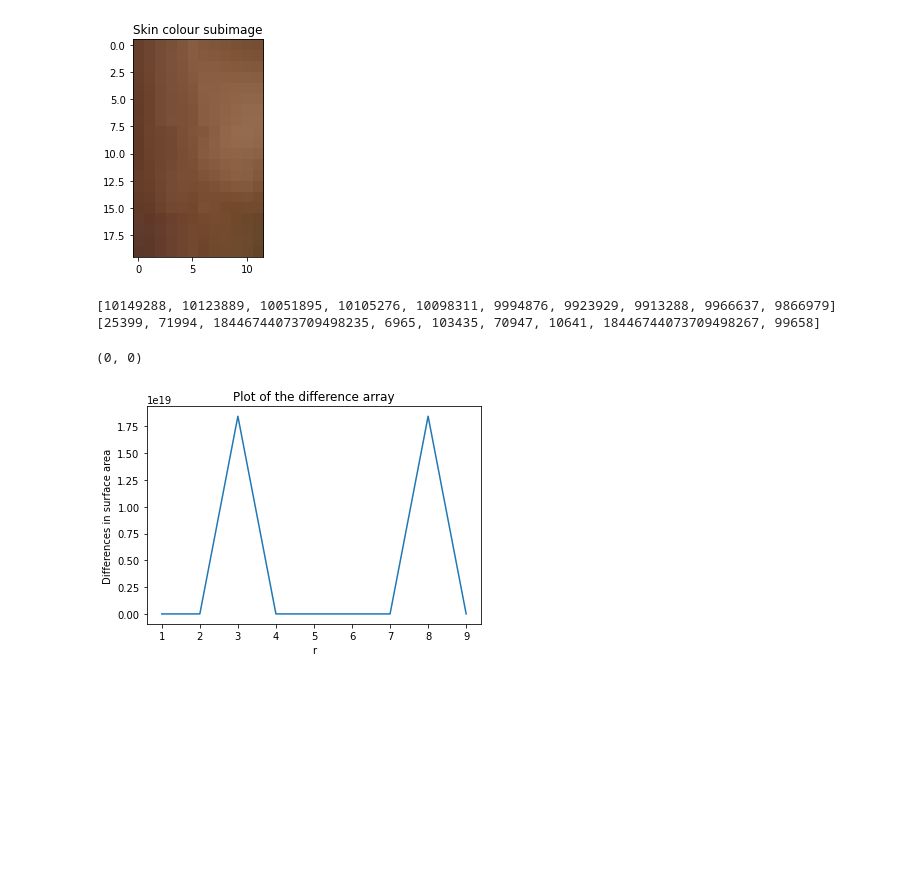
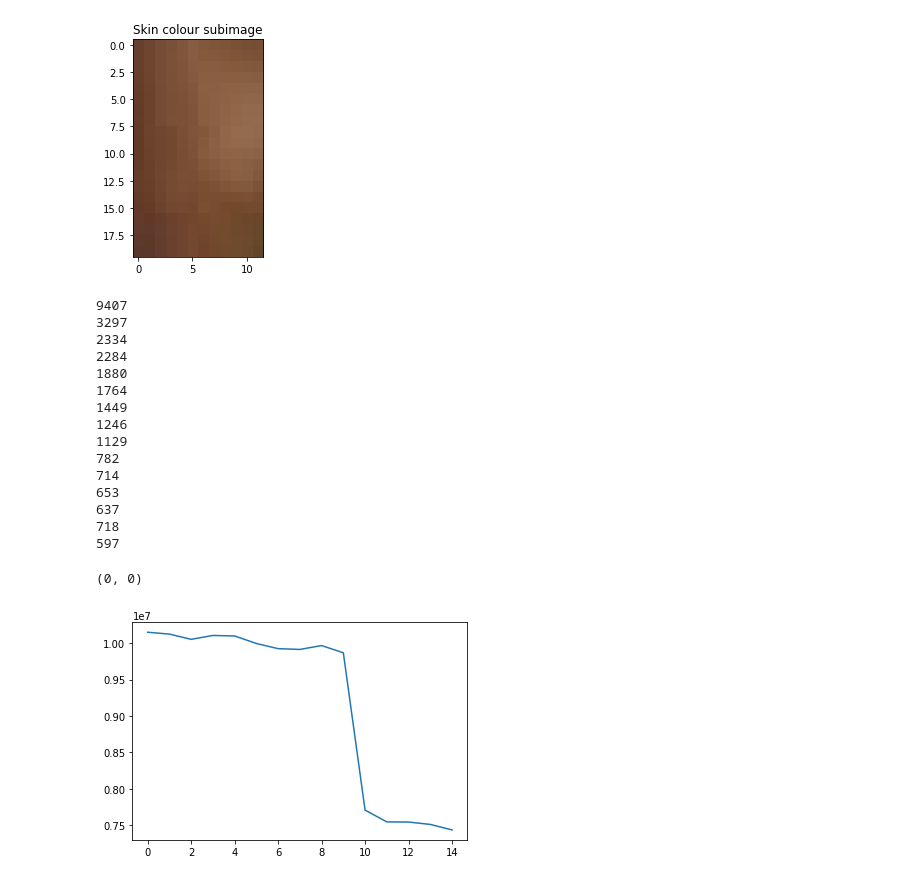
Before and after one commit to Alexandra-Smith/Digital_Image_Processing_module, a Jupyter notebook: Assignment 4/dip_a04.ipynb, the cells around one changed output. Saved outputs shown, nothing was run; the diff lists cells and outputs as text; code cells hidden in the pictures; blank space fills up the shorter version.

```diff
--- a/Assignment 4/dip_a04.ipynb
+++ b/Assignment 4/dip_a04.ipynb
@@ -39,38 +40,55 @@ Standard deviation: 30.430765346150416
 # %%
 # QUESTION 2
 disks = getImage('disks.jpg') # 512x512
 parts = getImage('particles.jpg')
 
 # erosion = cv2.erode(erosion, oct, iterations = 1)
 # dilation = cv2.dilate(erosion2, oct, iterations = 1)
 
 def Q2a(image, rs):
     # invert image
     s_a = []
     inv = cv2.bitwise_not(image)
     for r in range(rs):
         kernel = disk(r)
         # perform opening
         open = cv2.morphologyEx(inv, cv2.MORPH_OPEN, kernel)
+        # plt.figure()
+        # plt.tick_params(left = False, bottom = False, labelleft = False, labelbottom = False)
+        # plt.setp(plt.gcf().get_axes(), xticks=[], yticks=[]);
+        # plt.imshow(open, cmap="gray")
         # calculate surface area
         s_a.append(np.sum(open))
 
-    r = range(1, rs)
-    s = [s_a[i]-s_a[i+1] for i in range(len(s_a)-1)]
-    print(s_a)
-    print(s)
-    plt.plot(r, s)
-    plt.xlabel("r")
-    plt.ylabel("Differences in surface area")
-    plt.title("Plot of the difference array")
+        # use connected components
+        labeled_image, nums = measures.label(open, connectivity=2, return_num=True)
+        print(nums)
+
+    r = range(rs)
+    plt.figure()
+    plt.plot(r, s_a)
+
     num_large = 0
     num_small = 0
 
     return num_large, num_small
 
-Q2a(disks, 10)
+Q2a(disks, 15)
 # %% [output]
-[10149288, 10123889, 10051895, 10105276, 10098311, 9994876, 9923929, 9913288, 9966637, 9866979]
-[25399, 71994, 18446744073709498235, 6965, 103435, 70947, 10641, 18446744073709498267, 99658]
+9407
+3297
+2334
+2284
+1880
+1764
+1449
+1246
+1129
+782
+714
+653
+637
+718
+597
 (0, 0)
-[figure, old version]
+[figure, new version]
```
Also changed, not shown: parts of 5 cells of this notebook.
